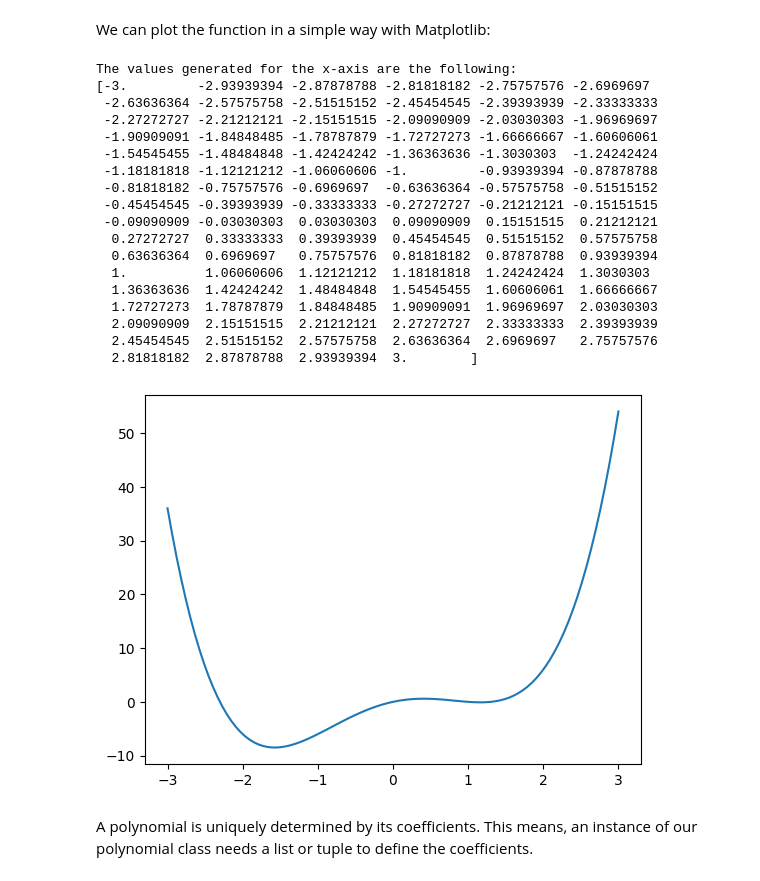
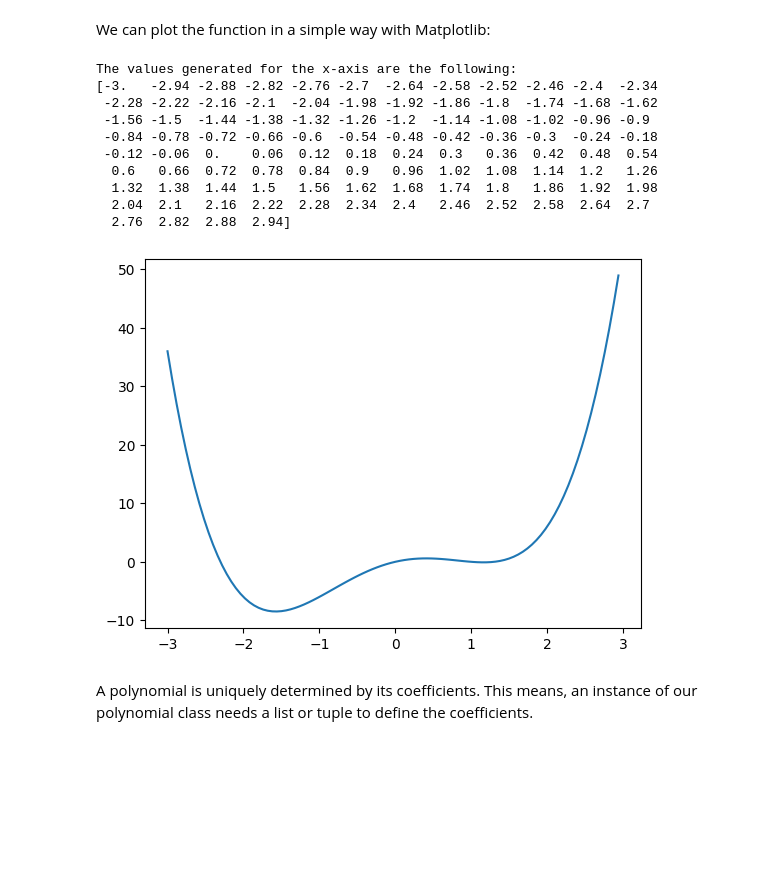
Before and after one commit to PabloAtPoli/vs_code_python_programs, a Jupyter notebook: polynomial.ipynb, the cells around one changed output. Cells and saved outputs as stored; diff of their text form; code cells hidden in the pictures; blank space fills up the shorter version.

```diff
--- a/polynomial.ipynb
+++ b/polynomial.ipynb
@@ -16,34 +16,26 @@ We can plot the function in a simple way with Matplotlib:
 # %%
 import numpy as np
 import matplotlib.pyplot as plt
 
-X = np.linspace(-3, 3, 100, endpoint=True)
+X = np.linspace(-3, 3, 100, endpoint=False)
 print("The values generated for the x-axis are the following:")
 print(X)
 F = p(X)
 plt.plot(X,F)
 
 plt.show()
 # %% [output]
 The values generated for the x-axis are the following:
-[-3.         -2.93939394 -2.87878788 -2.81818182 -2.75757576 -2.6969697
- -2.63636364 -2.57575758 -2.51515152 -2.45454545 -2.39393939 -2.33333333
- -2.27272727 -2.21212121 -2.15151515 -2.09090909 -2.03030303 -1.96969697
- -1.90909091 -1.84848485 -1.78787879 -1.72727273 -1.66666667 -1.60606061
- -1.54545455 -1.48484848 -1.42424242 -1.36363636 -1.3030303  -1.24242424
- -1.18181818 -1.12121212 -1.06060606 -1.         -0.93939394 -0.87878788
- -0.81818182 -0.75757576 -0.6969697  -0.63636364 -0.57575758 -0.51515152
- -0.45454545 -0.39393939 -0.33333333 -0.27272727 -0.21212121 -0.15151515
- -0.09090909 -0.03030303  0.03030303  0.09090909  0.15151515  0.21212121
-  0.27272727  0.33333333  0.39393939  0.45454545  0.51515152  0.57575758
-  0.63636364  0.6969697   0.75757576  0.81818182  0.87878788  0.93939394
-  1.          1.06060606  1.12121212  1.18181818  1.24242424  1.3030303
-  1.36363636  1.42424242  1.48484848  1.54545455  1.60606061  1.66666667
-  1.72727273  1.78787879  1.84848485  1.90909091  1.96969697  2.03030303
-  2.09090909  2.15151515  2.21212121  2.27272727  2.33333333  2.39393939
-  2.45454545  2.51515152  2.57575758  2.63636364  2.6969697   2.75757576
-  2.81818182  2.87878788  2.93939394  3.        ]
+[-3.   -2.94 -2.88 -2.82 -2.76 -2.7  -2.64 -2.58 -2.52 -2.46 -2.4  -2.34
+ -2.28 -2.22 -2.16 -2.1  -2.04 -1.98 -1.92 -1.86 -1.8  -1.74 -1.68 -1.62
+ -1.56 -1.5  -1.44 -1.38 -1.32 -1.26 -1.2  -1.14 -1.08 -1.02 -0.96 -0.9
+ -0.84 -0.78 -0.72 -0.66 -0.6  -0.54 -0.48 -0.42 -0.36 -0.3  -0.24 -0.18
+ -0.12 -0.06  0.    0.06  0.12  0.18  0.24  0.3   0.36  0.42  0.48  0.54
+  0.6   0.66  0.72  0.78  0.84  0.9   0.96  1.02  1.08  1.14  1.2   1.26
+  1.32  1.38  1.44  1.5   1.56  1.62  1.68  1.74  1.8   1.86  1.92  1.98
+  2.04  2.1   2.16  2.22  2.28  2.34  2.4   2.46  2.52  2.58  2.64  2.7
+  2.76  2.82  2.88  2.94]
-[figure, old version]
+[figure, new version]
 # %% [markdown]
 A polynomial is uniquely determined by its coefficients. This means, an instance of our polynomial class needs a list or tuple to define the coefficients.
 # %%
```
Also changed, not shown: parts of 9 cells of this notebook, 1 other file.
